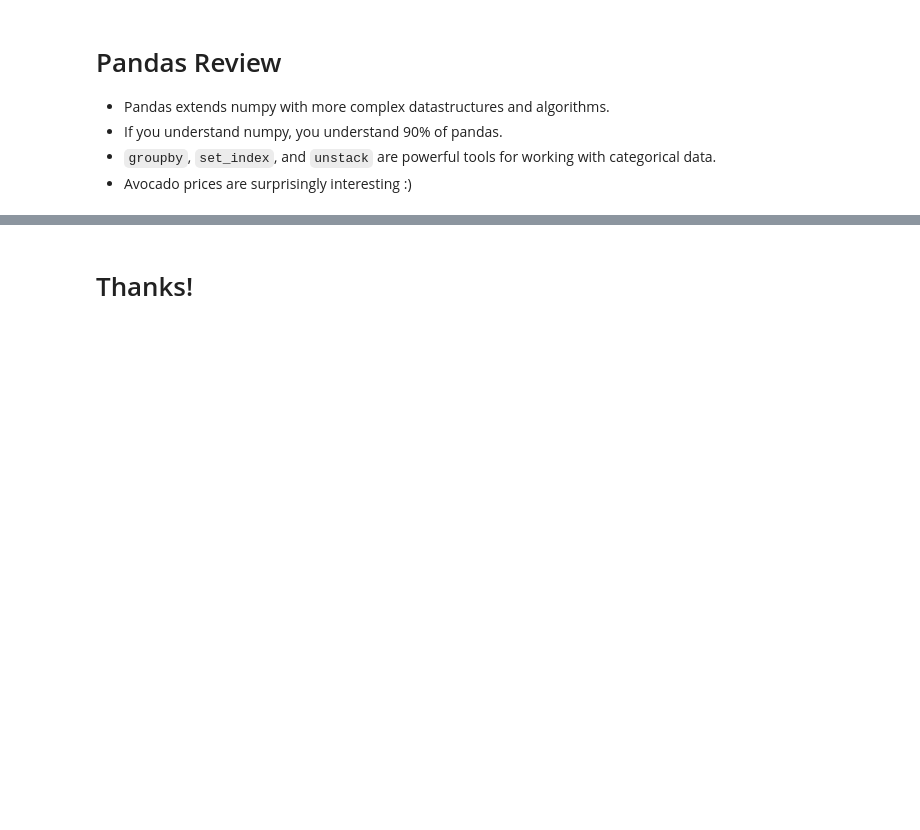
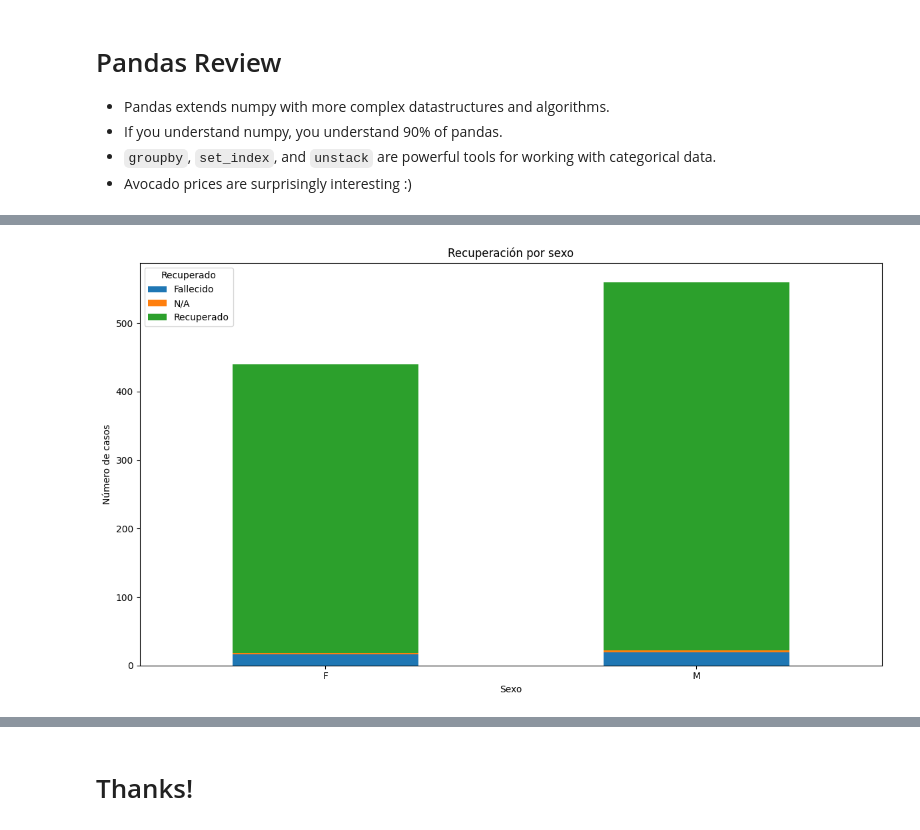
Before and after one commit to daperezch/MetNumUN2024I, a Jupyter notebook: Lab2/daperezch_Lab2.ipynb, the cells around one changed output, grey strips where cells are left out. Saved outputs shown, nothing was run; the diff lists cells and outputs as text; code cells hidden in the pictures; blank space fills up the shorter version.

```diff
--- a/Lab2/daperezch_Lab2.ipynb
+++ b/Lab2/daperezch_Lab2.ipynb
@@ -1824,0 +1884,20 @@ ax.set_xticklabels(ax.get_xticklabels(), rotation=45);
+# %%
+import pandas as pd
+import matplotlib.pyplot as plt
+# Supongamos que ya tienes tu DataFrame llamado 'tabla'
+
+# Crear un DataFrame auxiliar para contar las ocurrencias
+counts = tabla.groupby(['sexo', 'recuperado']).size().unstack(fill_value=0)
+# Crear la gráfica de barras agrupada
+counts.plot(kind='bar', stacked=True)
+# Personalizar la gráfica
+plt.title('Recuperación por sexo')
+plt.xlabel('Sexo')
+plt.ylabel('Número de casos')
+plt.xticks(rotation=0)
+plt.legend(title='Recuperado')
+# Ajustar el ancho de las barras y la separación entre ellas
+plt.tight_layout()
+plt.show()
+# %% [output]
+[figure, added]
```
Also changed, not shown: parts of 8 cells of this notebook.
